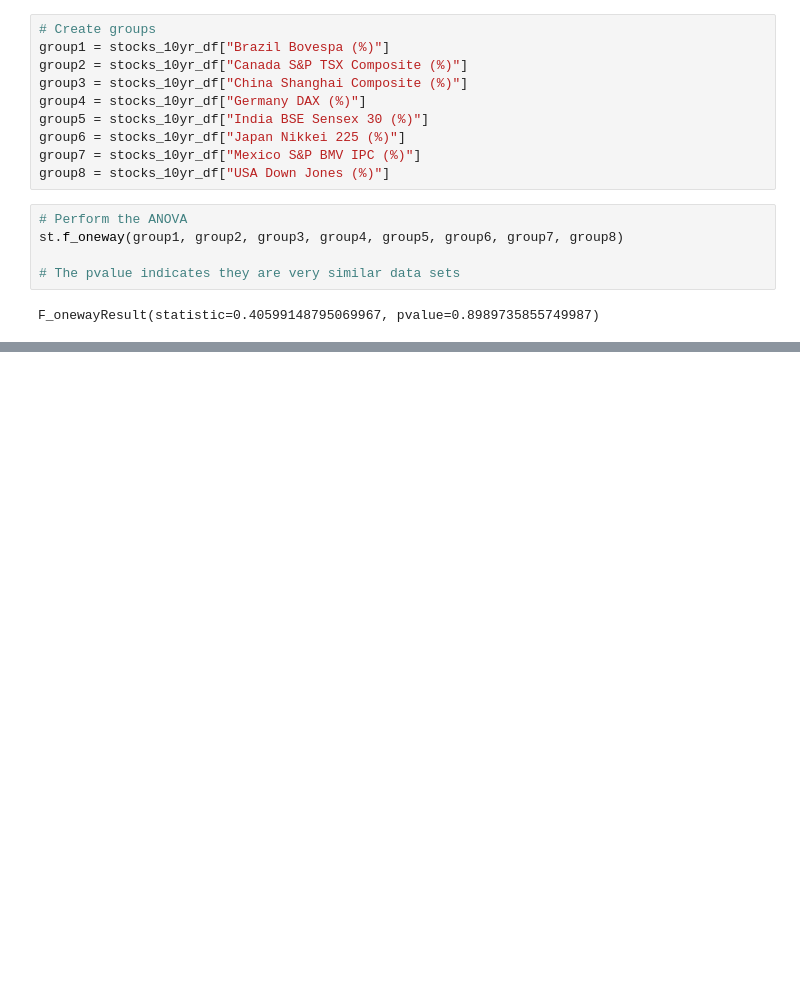
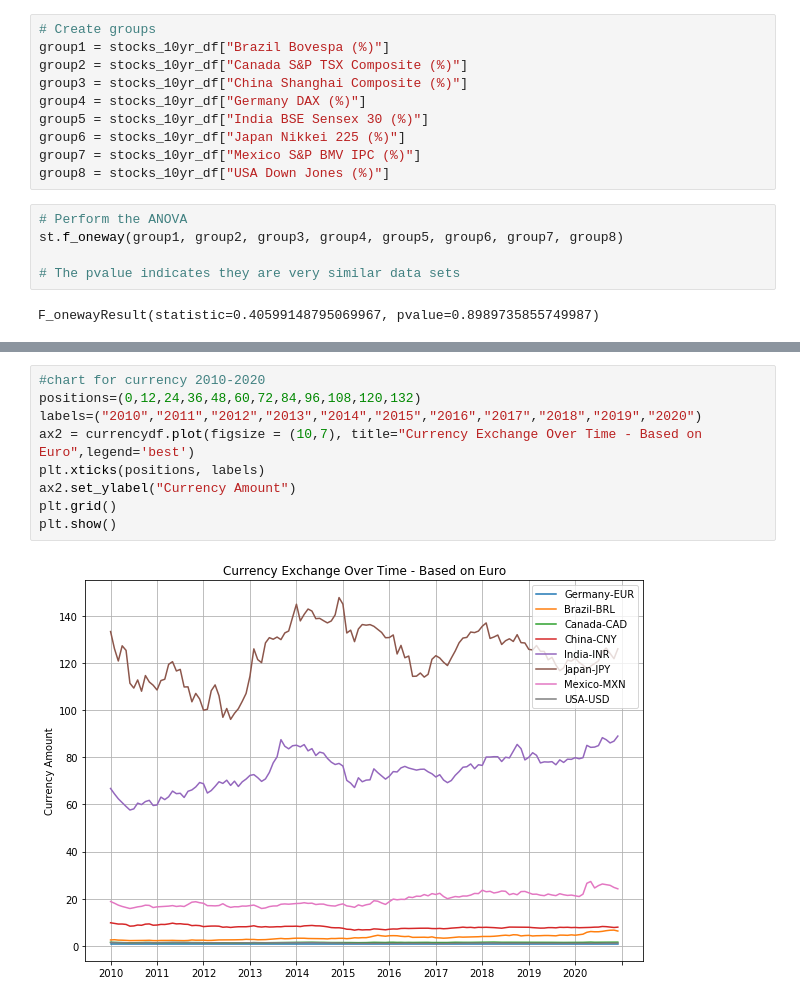
Before and after one commit to Eotanez/project-1, a Jupyter notebook: charts.ipynb, the cells around one changed output, grey strips where cells are left out. Saved outputs shown, nothing was run; the diff lists cells and outputs as text; blank space fills up the shorter version.

```diff
--- a/charts.ipynb
+++ b/charts.ipynb
@@ -481,0 +493,11 @@ F_onewayResult(statistic=0.40599148795069967, pvalue=0.8989735855749987)
+# %%
+#chart for currency 2010-2020
+positions=(0,12,24,36,48,60,72,84,96,108,120,132)
+labels=("2010","2011","2012","2013","2014","2015","2016","2017","2018","2019","2020")
+ax2 = currencydf.plot(figsize = (10,7), title="Currency Exchange Over Time - Based on Euro",legend='best')
+plt.xticks(positions, labels)
+ax2.set_ylabel("Currency Amount")
+plt.grid()
+plt.show()
+# %% [output]
+[figure, added]
```
Also changed, not shown: parts of 1 cell of this notebook.
